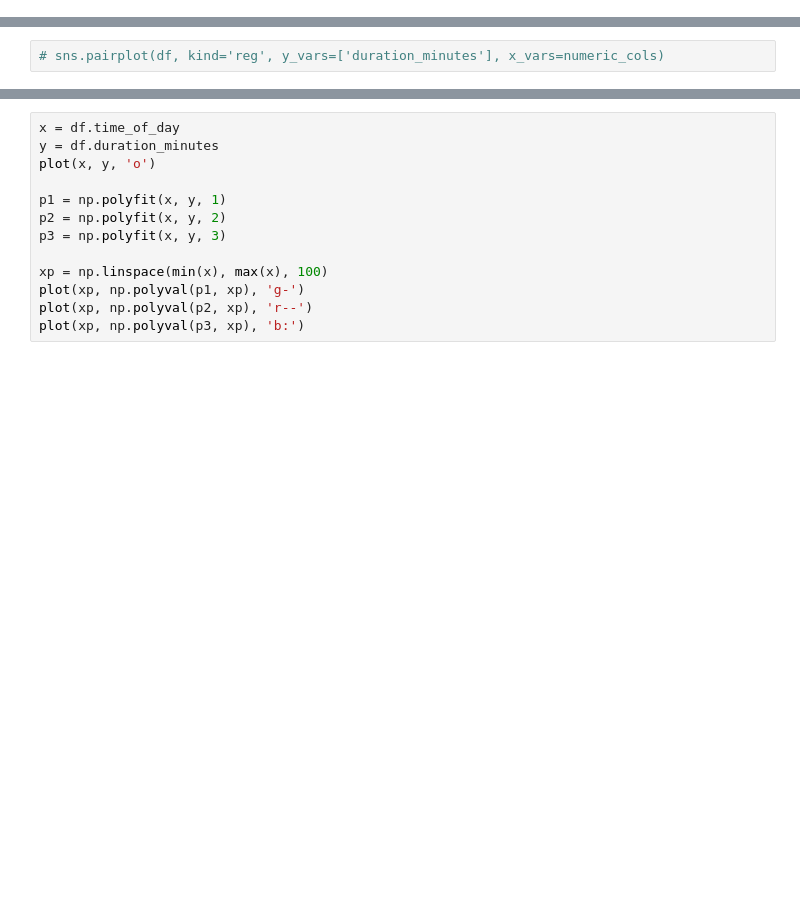
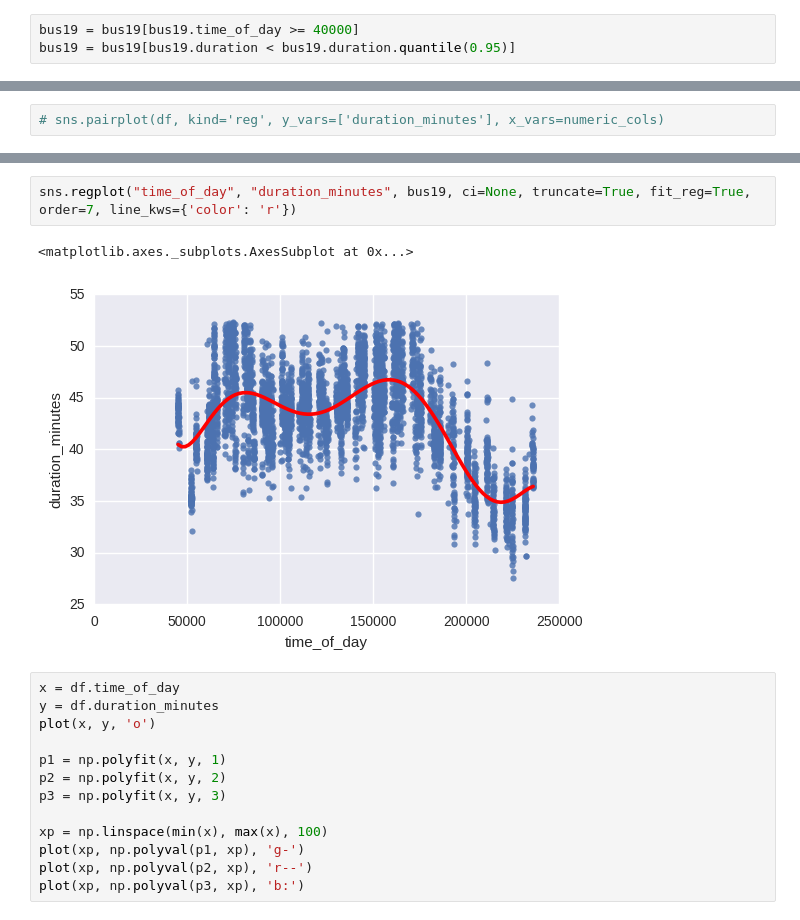
Before and after one commit to mihow/bustimes, a Jupyter notebook: Bus Trip Times Sandbox.ipynb, the cells around one changed output, grey strips where cells are left out. Saved outputs shown, nothing was run; the diff lists cells and outputs as text; blank space fills up the shorter version.

```diff
--- a/Bus Trip Times Sandbox.ipynb
+++ b/Bus Trip Times Sandbox.ipynb
@@ -8,0 +13,3 @@ df = pd.read_pickle('completed_bus_routes.pickle')
+# %%
+bus19 = bus19[bus19.time_of_day >= 40000]
+bus19 = bus19[bus19.duration < bus19.duration.quantile(0.95)]
@@ -29,3 +36,8 @@ sns.regplot("time_of_day", "duration_minutes", df, fit_reg=True, x_jitter=True,
+# %%
+sns.regplot("time_of_day", "duration_minutes", bus19, ci=None, truncate=True, fit_reg=True, order=7, line_kws={'color': 'r'})
+# %% [output]
+<matplotlib.axes._subplots.AxesSubplot at 0x...>
+[figure, added]
 # %%
 x = df.time_of_day
 y = df.duration_minutes
```
Also changed, not shown: parts of 7 cells of this notebook.
